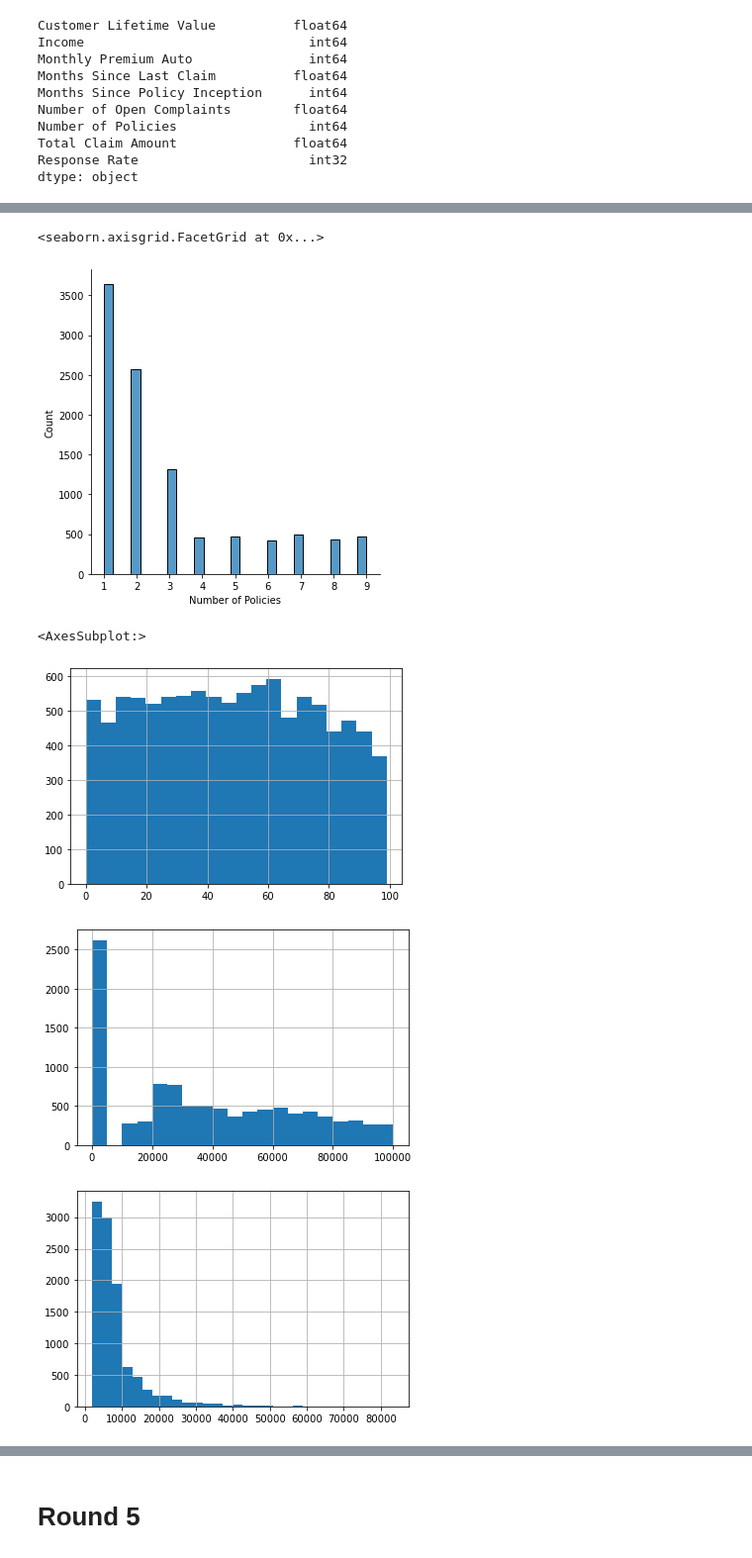
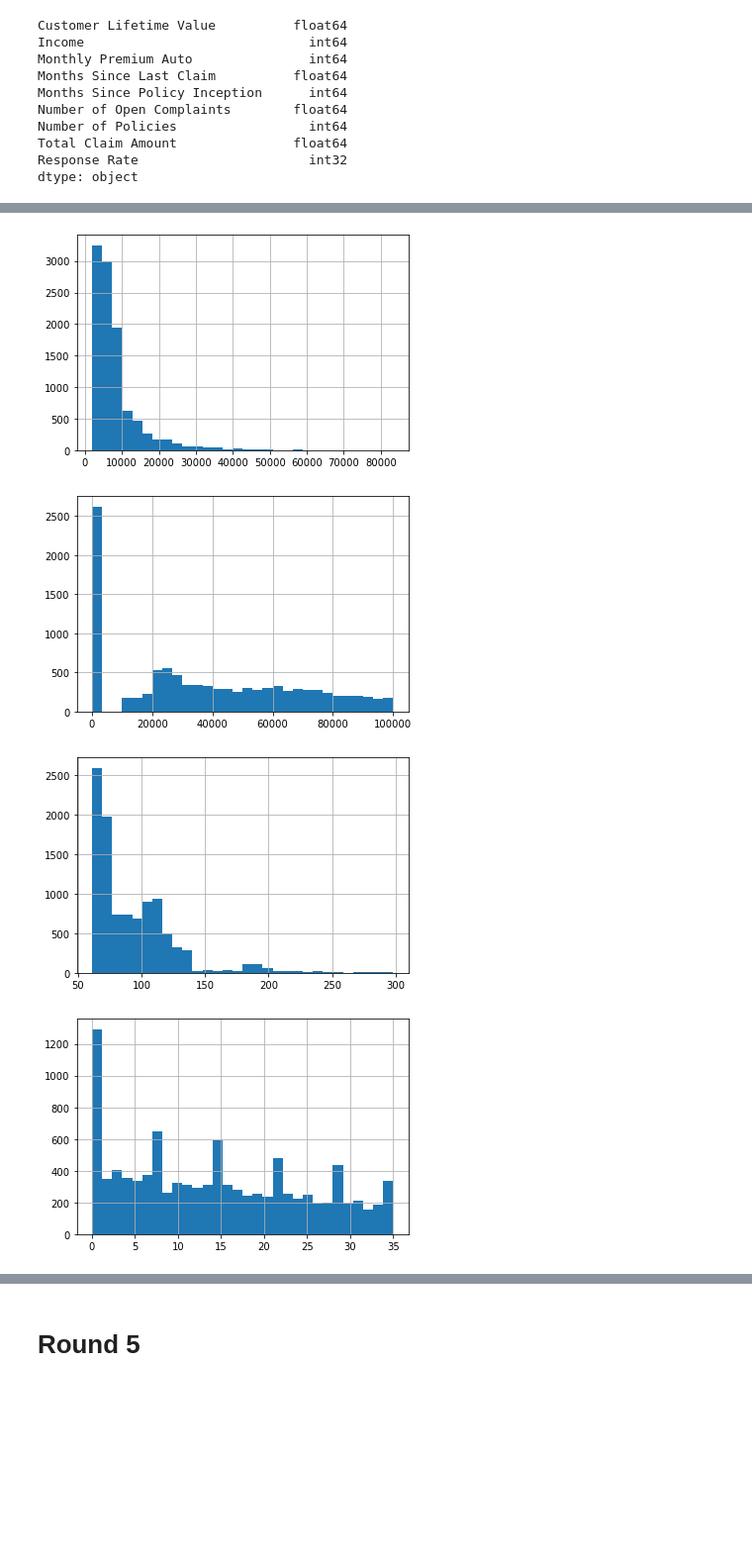
Before and after one commit to RebeccaSaalfeld/lab-customer-analysis-round-2, a Jupyter notebook: Customer Analysis Round 2.ipynb, the cells around one changed output, grey strips where cells are left out. Shown at 99% size. Cells and saved outputs as stored; diff of their text form; code cells hidden in the pictures; blank space fills up the shorter version.

```diff
--- a/Customer Analysis Round 2.ipynb
+++ b/Customer Analysis Round 2.ipynb
@@ -466,18 +471,9 @@ num_data['Months Since Last Claim'].hist(bins=25)
-# %%
-sns.displot(data=num_data['Number of Policies'])
-# %% [output]
-<seaborn.axisgrid.FacetGrid at 0x...>
-[figure, removed]
-# %%
-num_data['Months Since Policy Inception'].hist(bins=20)
-# %% [output]
-<AxesSubplot:>
-[figure, removed]
-# %%
-num_data['Income'].hist(bins=20)
-plt.show()
-num_data['Customer Lifetime Value'].hist(bins=30)
-plt.show()
-# %% [output]
-[figure, removed]
-[figure, removed]
+# %%
+for column2 in num_data.columns:
+        num_data[column2].hist(bins=30)
+        plt.show()
+# %% [output]
+[figure, added]
+[figure, added]
+[figure, added]
+[figure, added]
```
Also changed, not shown: parts of 36 cells of this notebook, 1 other file.
